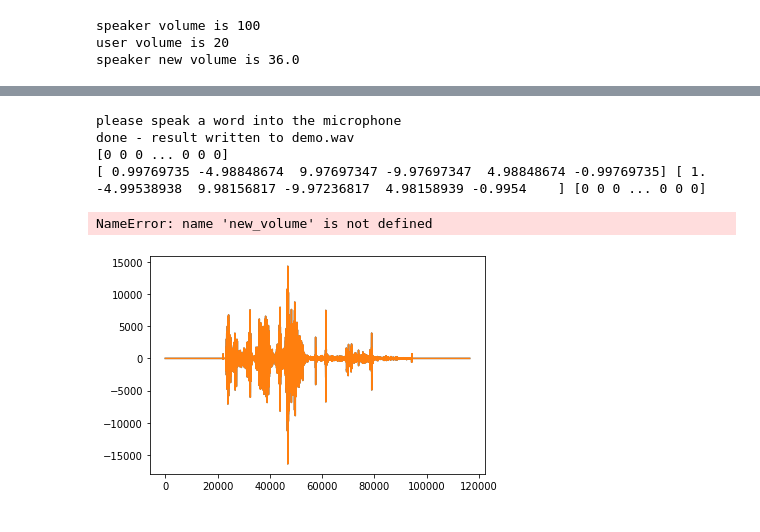
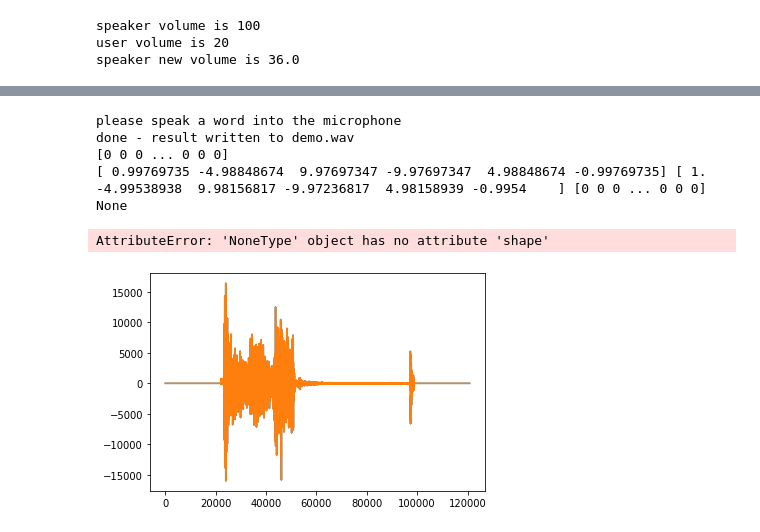
Before and after one commit to QuantumArjun/Emote-X, a Jupyter notebook: Loudness.ipynb, the cells around one changed output, grey strips where cells are left out. Drawn from its saved outputs; the diff is of its cells as text; code cells hidden in the pictures.

Commit message:
putting loudness together

```diff
--- a/Loudness.ipynb
+++ b/Loudness.ipynb
@@ -236,3 +240,35 @@ def butter_highpass_filter(data, cutoff, fs, order=5):
     print(b,a,data)
     y = signal.filtfilt(b, a, data)
     return y
+
+def get_loudness_stats(data):
+    divided_data = data
+    print(divided_data)
+    print()
+    # Average data to step size
+    avg_step = 400
+    avg_data = np.mean(divided_data[:(len(divided_data.shape)//avg_step)*avg_step].reshape(-1,avg_step), axis=1)
+
+    #apply envelope
+    hilbert_transformed = np.abs(scipy.signal.hilbert(avg_data))
+
+    plt.figure(0)
+    plt.plot(hilbert_transformed, label = "envelope")
+    plt.plot(avg_data)
+
+
+    #remove silence
+    avg = np.mean(hilbert_transformed);
+    silence_factor = 3
+    silenced = remove_silence_from(avg_data, avg/silence_factor)
+    plt.figure(1)
+    plt.plot(silenced)
+
+    #return mean and median
+    mean = np.mean(silenced)
+    median = np.median(silenced)
+
+    return mean, median
+# %%
+data = voice_input('demo.wav')
+type(data)
@@ -239,17 +280,17 @@ def butter_highpass_filter(data, cutoff, fs, order=5):
 # %%
 
 if __name__ == '__main__':
     print("please speak a word into the microphone")
     record_to_file('demo.wav')
     print("done - result written to demo.wav")
     data = voice_input('demo.wav')
-    # Ronaks function
-
+    new_volume = get_loudness_stats(data)
     reply(new_volume)
 # %% [output]
 please speak a word into the microphone
 done - result written to demo.wav
 [0 0 0 ... 0 0 0]
 [ 0.99769735 -4.98848674  9.97697347 -9.97697347  4.98848674 -0.99769735] [ 1.         -4.99538938  9.98156817 -9.97236817  4.98158939 -0.9954    ] [0 0 0 ... 0 0 0]
+None
-NameError: name 'new_volume' is not defined
+AttributeError: 'NoneType' object has no attribute 'shape'
-[figure, old version]
+[figure, new version]
```
Also changed, not shown: parts of 2 cells of this notebook.
